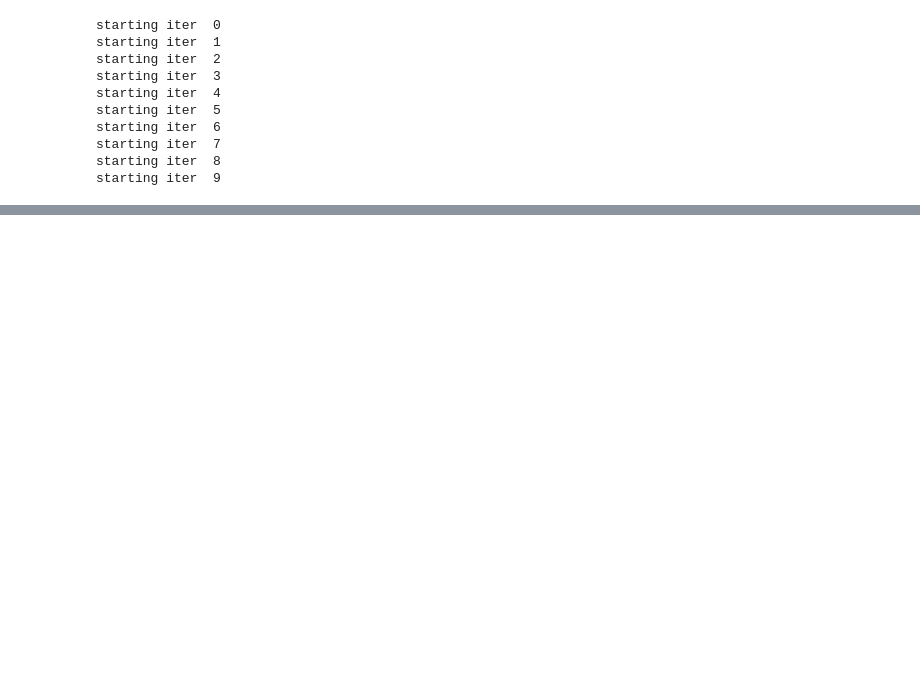
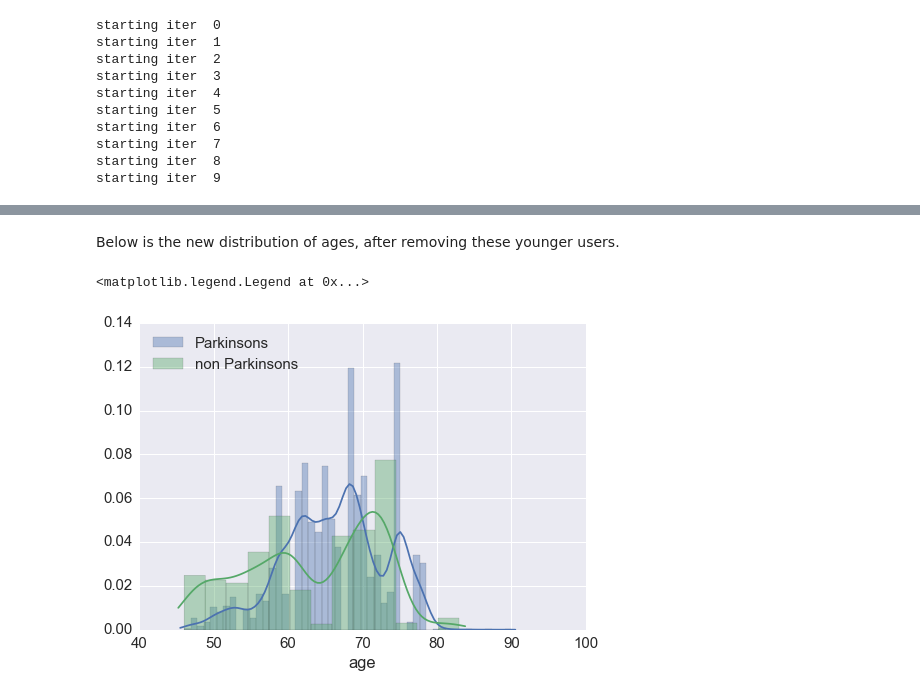
Before and after one commit to mattoby/mpower_memory, a Jupyter notebook: Memory_summary_analyses.ipynb, the cells around one changed output, grey strips where cells are left out. Drawn from its saved outputs; the diff is of its cells as text; code cells hidden in the pictures; blank space fills up the shorter version.

```diff
--- a/Memory_summary_analyses.ipynb
+++ b/Memory_summary_analyses.ipynb
@@ -285,0 +370,11 @@ mt.plot_roc_curves_with_mean(y_tests, y_pred_probas)
+# %% [markdown]
+Below is the new distribution of ages, after removing these younger users.
+# %%
+distcol = 'age'
+plt.figure()
+sns.distplot(df_Parkinsons[distcol].dropna(), label='Parkinsons')
+sns.distplot(df_np[distcol].dropna(), label='non Parkinsons')
+plt.legend(loc=2)
+# %% [output]
+<matplotlib.legend.Legend at 0x...>
+[figure, added]
```
Also changed, not shown: parts of 27 cells of this notebook.
